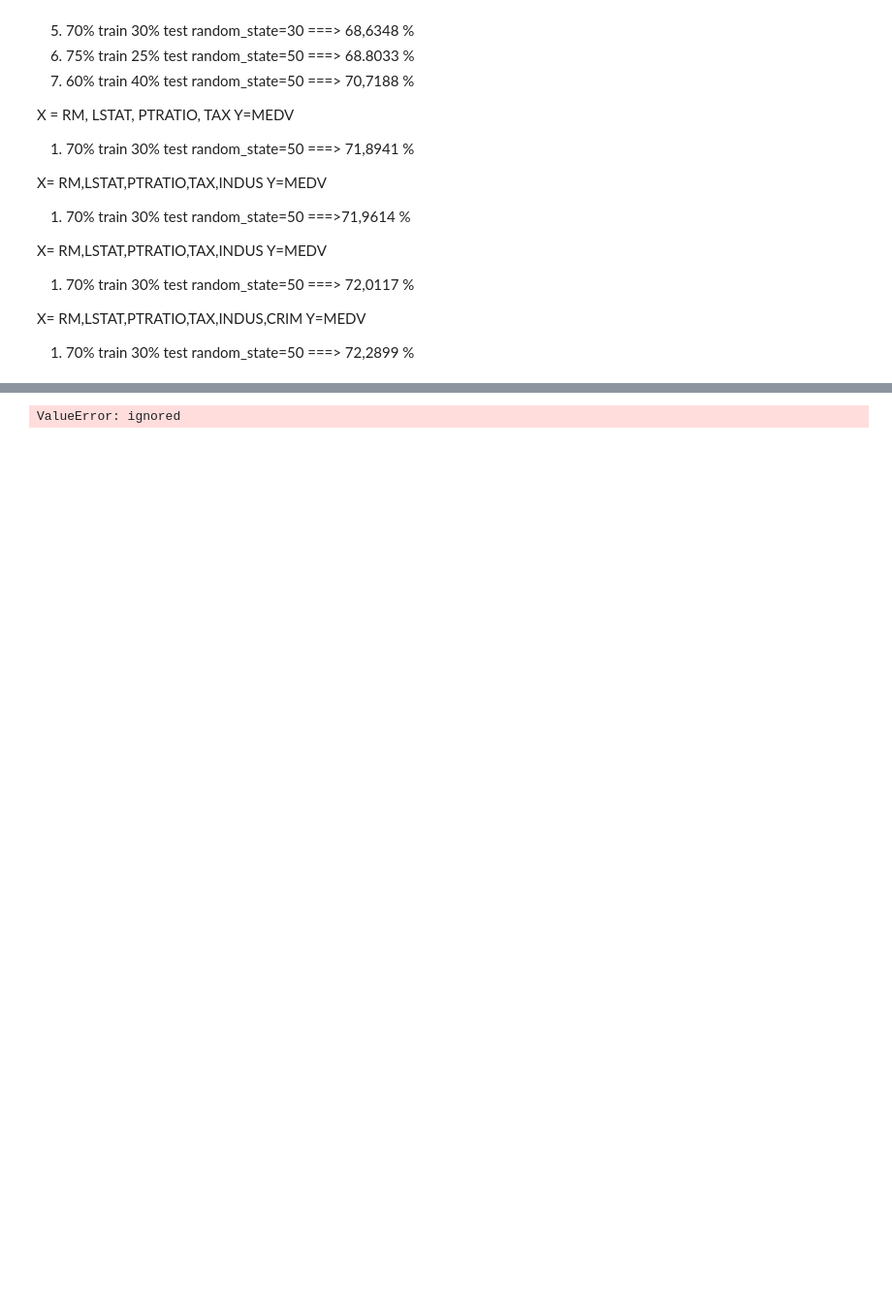
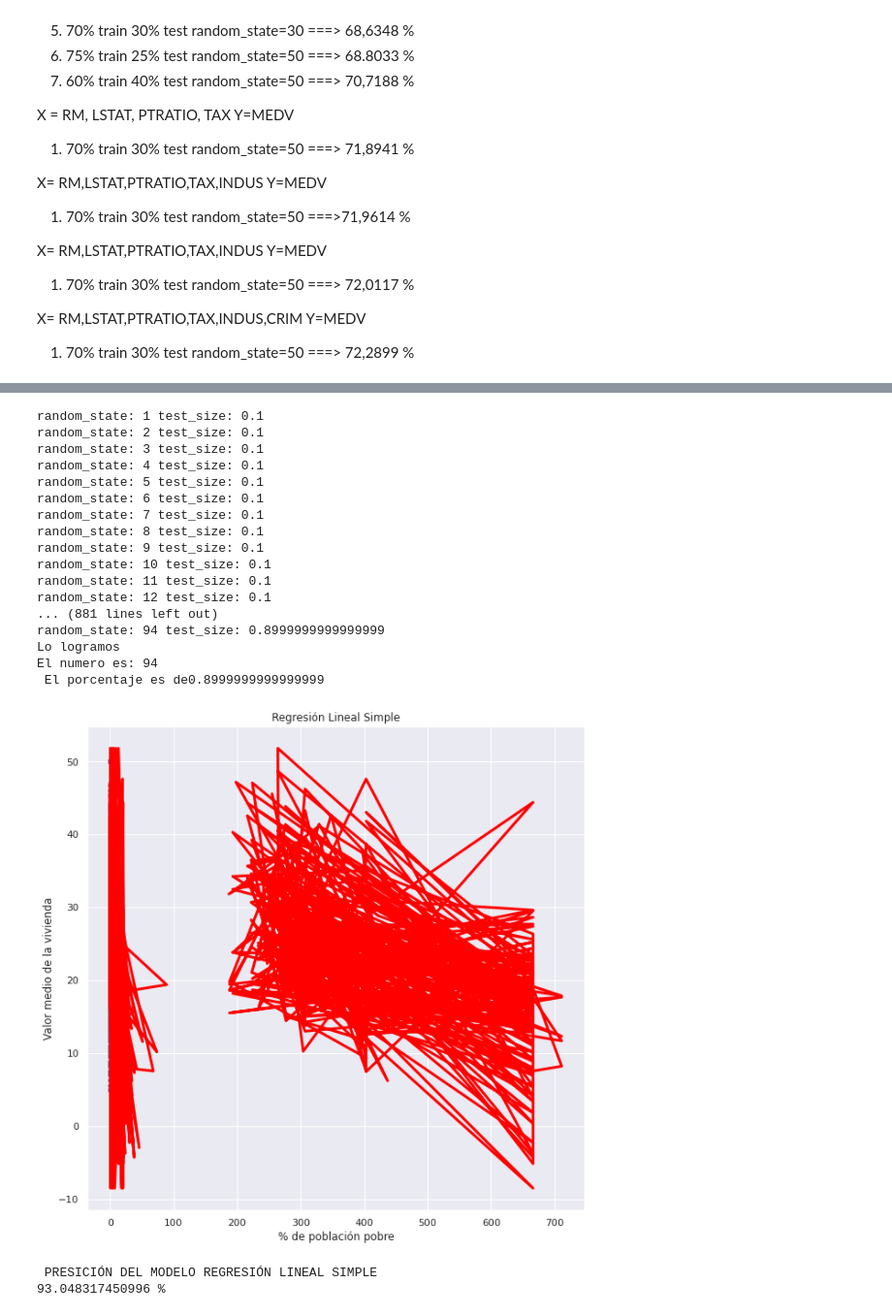
Before and after one commit to OnRuiso/Deep-Learning-, a Jupyter notebook: Codigos/P1T5-Skalearn - LoadBoston_intento_cacharreo_de_IA.ipynb, the cells around one changed output, grey strips where cells are left out. Shown at 97% size. Cells and saved outputs as stored; diff of their text form; code cells hidden in the pictures; blank space fills up the shorter version.

```diff
--- a/Codigos/P1T5-Skalearn - LoadBoston_intento_cacharreo_de_IA.ipynb
+++ b/Codigos/P1T5-Skalearn - LoadBoston_intento_cacharreo_de_IA.ipynb
@@ -462,50 +462,59 @@ El porcentaje es de0.7999999999999999
 # %%
 import cv2
 from sklearn.model_selection import train_test_split
 import random
-##Preparacion de los datos para el entrenamiento del modelo
 
-#entrenando con todas las variables en X
 X = pd.DataFrame(np.c_[ boston['RM'],boston['LSTAT'],boston['PTRATIO'],boston['TAX'],boston['INDUS'],boston['NOX'],boston['CRIM'] ], columns = ['RM','LSTAT','PTRATIO','TAX','INDUS','NOX','CRIM'])
 Y = boston['MEDV']
 
 ciclo = True
-baloto,porcentaje = 0,0
+baloto, porcentaje = 0 , 0.1
 
 while (ciclo):
-  #baloto = random.randint(0,100)
-  baloto = baloto + 0
-  porcentaje = porcentaje + 0.1
-  #print("Vamos en: "+str(baloto))
+  baloto = baloto + 1
+  print("random_state: "+str(baloto)+" test_size: "+str(porcentaje))
   X_train, X_test, Y_train, Y_test = train_test_split(X, Y, test_size = porcentaje, random_state=baloto)
-
   from sklearn.linear_model import LinearRegression
-
   lin_model = LinearRegression()
   lin_model.fit(X_train, Y_train)
-
   Y_pred = lin_model.predict(X_test)
 
+  if baloto == 100:
+    porcentaje = porcentaje + 0.1
+    baloto = 0
 
-  if lin_model.score(X_train, Y_train) >= 0.84: ## Forzando a 84 ya peta el programa, lo maximo es mayor a 83
-    print("Lo logramos")
-    print("El numero es: "+str(baloto))
-    print("El porcentaje es de"+str(porcentaje))
+  elif porcentaje == 0.99:
+    print("No se logro el cometido")
+    ciclo = False
 
+  elif lin_model.score(X_train, Y_train) >= 0.93:
+    print("Lo logramos \n"+"El numero es: "+str(baloto)+"\n El porcentaje es de"+str(porcentaje))
     plt.scatter(X_test['NOX'], Y_test)
     plt.plot(X_test, Y_pred, color='red', linewidth=3)
     plt.title('Regresión Lineal Simple')
-    #plt.xlabel('Número de habitaciones')
     plt.xlabel('% de población pobre')
     plt.ylabel('Valor medio de la vivienda')
     plt.show()
-    print('\n PRESICIÓN DEL MODELO REGRESIÓN LINEAL SIMPLE')
-    print(lin_model.score(X_train, Y_train))
-
+    print('\n PRESICIÓN DEL MODELO REGRESIÓN LINEAL SIMPLE \n'+ str( (lin_model.score(X_train, Y_train)) * 100)+" %" )
     ciclo = False
-
-  if baloto == 100 or porcentaje == 0.9:
-    print("No mames, SUFICIENTE")
-    ciclo = False
 # %% [output]
-ValueError: ignored
+random_state: 1 test_size: 0.1
+random_state: 2 test_size: 0.1
+random_state: 3 test_size: 0.1
+random_state: 4 test_size: 0.1
+random_state: 5 test_size: 0.1
+random_state: 6 test_size: 0.1
+random_state: 7 test_size: 0.1
+random_state: 8 test_size: 0.1
+random_state: 9 test_size: 0.1
+random_state: 10 test_size: 0.1
+random_state: 11 test_size: 0.1
+random_state: 12 test_size: 0.1
+... (881 lines left out)
+random_state: 94 test_size: 0.8999999999999999
+Lo logramos
+El numero es: 94
+ El porcentaje es de0.8999999999999999
+[figure, added]
+ PRESICIÓN DEL MODELO REGRESIÓN LINEAL SIMPLE
+93.048317450996 %
```
Also changed, not shown: parts of 1 cell of this notebook.
